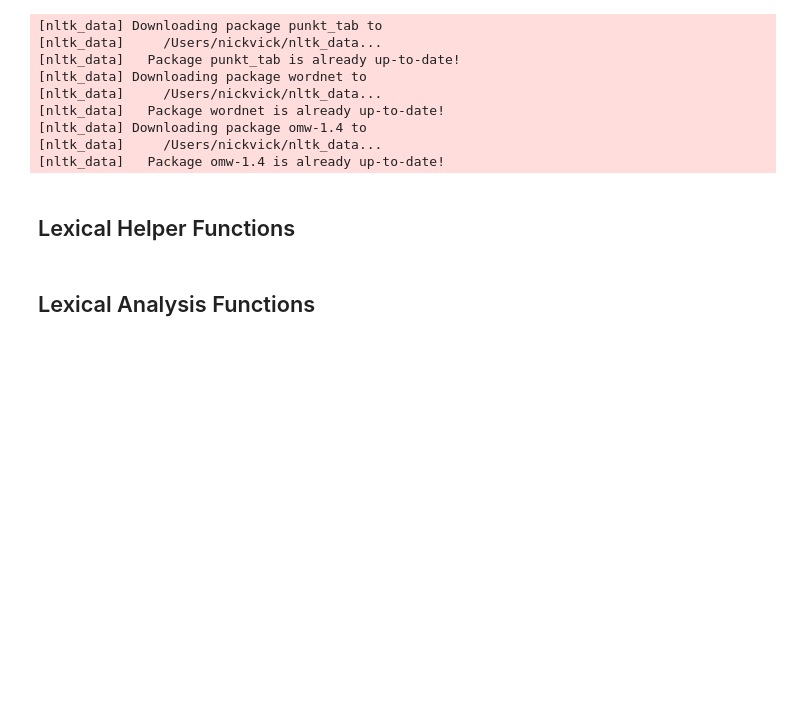
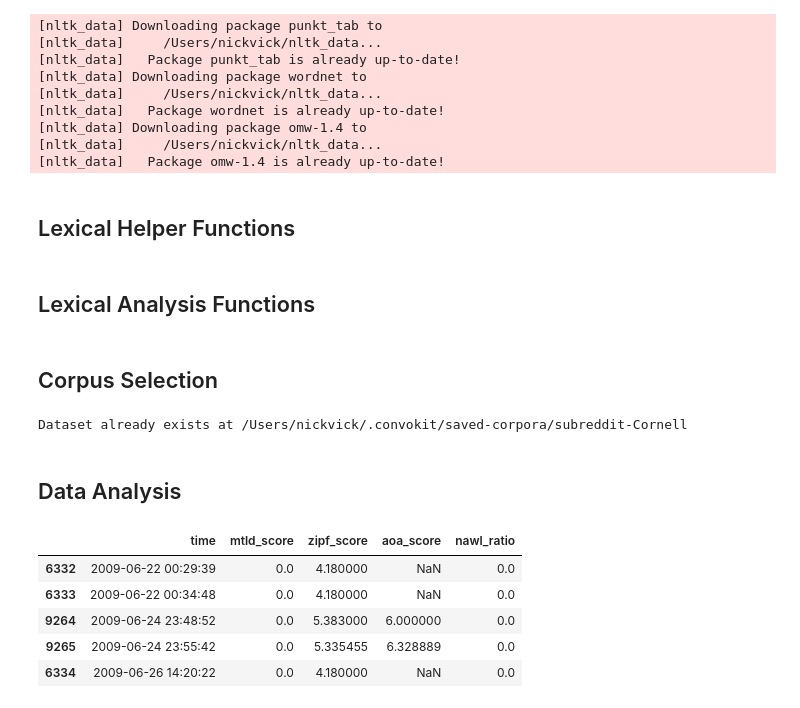
Before and after one commit to nickvick04/ORFE-Thesis, a Jupyter notebook: LexicalAnalysis.ipynb, the cells around one changed output. Saved outputs shown, nothing was run; the diff lists cells and outputs as text; code cells hidden in the pictures; blank space fills up the shorter version.

```diff
--- a/LexicalAnalysis.ipynb
+++ b/LexicalAnalysis.ipynb
@@ -170,3 +171,49 @@ def nawl_ratio(clean_tokens, nawl_list):
     nawl_ratio = num_nawl_words / total_num_words
 
     return nawl_ratio
+# %% [markdown]
+## Corpus Selection
+# %%
+corpus = Corpus(filename=download("subreddit-Cornell"))
+# %% [output]
+Dataset already exists at /Users/nickvick/.convokit/saved-corpora/subreddit-Cornell
+# %% [markdown]
+## Data Analysis
+# %%
+# collect utterances into a list
+utterance_data = []
+for utt in corpus.iter_utterances():
+    # only consider utterances with timestamps and text
+    if hasattr(utt, "timestamp") and utt.text:
+
+        # convert timestamp from seconds since 1/1/1970 to datetime
+        t = datetime.fromtimestamp(int(utt.timestamp))
+        # tokenize, clean, lemmatize
+        tokens = clean_tokens_lexical(utt.text)
+
+        # compute scores
+        mtld_val = mtld_score(tokens)
+        zipf_val = zipf_score(tokens)
+        aoa_val = aoa_score(tokens)
+        nawl_val = nawl_ratio(tokens)
+
+        # store results for each utterance
+        utterance_data.append({
+                        "time": t,
+                        "mtld_score": mtld_val,
+                        "zipf_score": zipf_val,
+                        "aoa_score": aoa_val,
+                        "nawl_ratio": nawl_val
+                    })
+
+# convert to a dataframe for easy data analysis
+df = pd.DataFrame(utterance_data)
+df.sort_values("time", inplace=True)
+df.head()
+# %% [output]
+|  | time | mtld_score | zipf_score | aoa_score | nawl_ratio |
+| 6332 | 2009-06-22 00:29:39 | 0.0 | 4.180000 | NaN | 0.0 |
+| 6333 | 2009-06-22 00:34:48 | 0.0 | 4.180000 | NaN | 0.0 |
+| 9264 | 2009-06-24 23:48:52 | 0.0 | 5.383000 | 6.000000 | 0.0 |
+| 9265 | 2009-06-24 23:55:42 | 0.0 | 5.335455 | 6.328889 | 0.0 |
+| 6334 | 2009-06-26 14:20:22 | 0.0 | 4.180000 | NaN | 0.0 |
```
Also changed, not shown: parts of 7 cells of this notebook.
